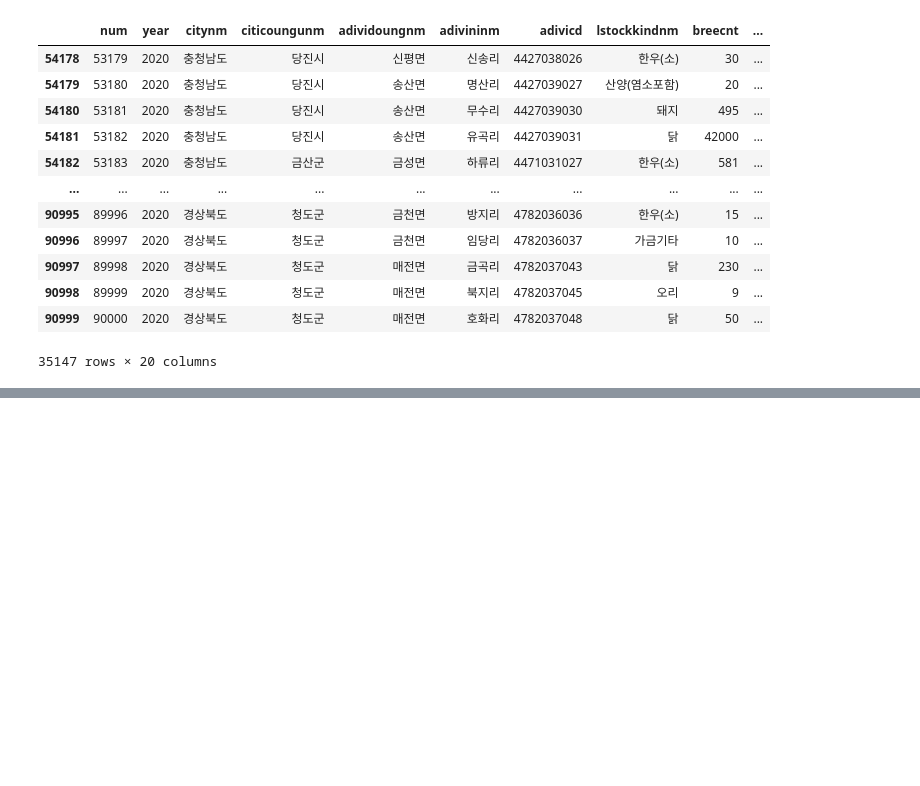
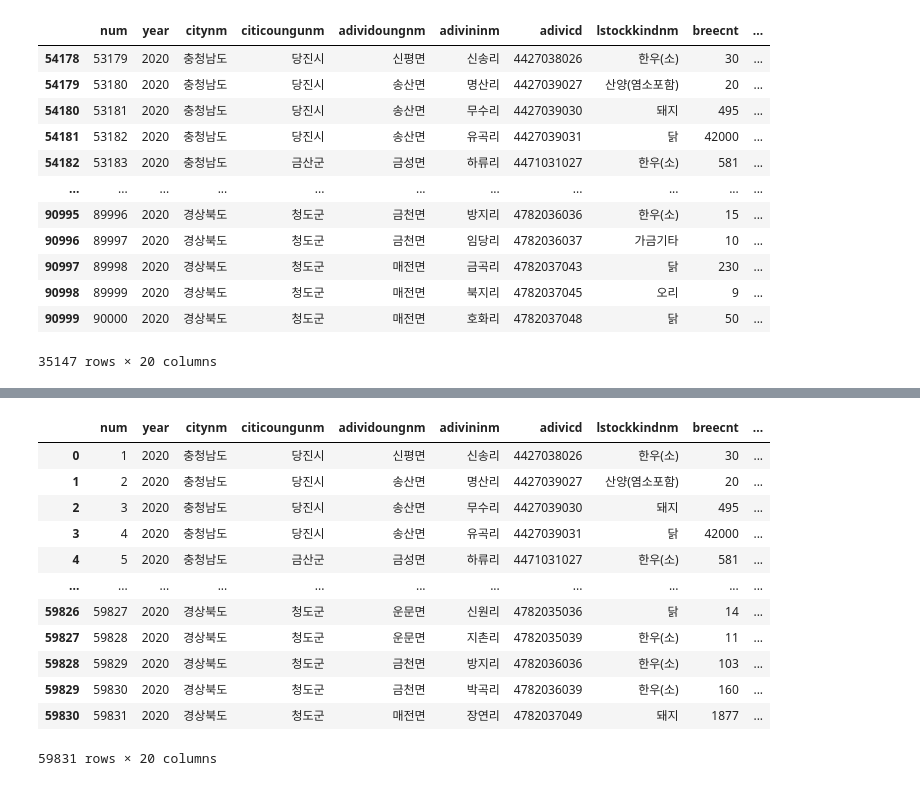
Before and after one commit to CodingDataAnalysis/BigDataContest_2023, a Jupyter notebook: ParkSungHyuk/23_06_14/전국오염원조사.ipynb, the cells around one changed output, grey strips where cells are left out. Cells and saved outputs as stored; diff of their text form; code cells hidden in the pictures; blank space fills up the shorter version.

```diff
--- a/ParkSungHyuk/23_06_14/전국오염원조사.ipynb
+++ b/ParkSungHyuk/23_06_14/전국오염원조사.ipynb
@@ -551,0 +459,17 @@ ConnectionError: HTTPConnectionPool(host='apis.data.go.kr', port=80): Max retrie
+# %%
+combined_df_2020= pd.concat(water_dfs, ignore_index=True)
+combined_df_2020
+# %% [output]
+|  | num | year | citynm | citicoungunm | adividoungnm | adivininm | adivicd | lstockkindnm | breecnt | ... |
+| 0 | 1 | 2020 | 충청남도 | 당진시 | 신평면 | 신송리 | 4427038026 | 한우(소) | 30 | ... |
+| 1 | 2 | 2020 | 충청남도 | 당진시 | 송산면 | 명산리 | 4427039027 | 산양(염소포함) | 20 | ... |
+| 2 | 3 | 2020 | 충청남도 | 당진시 | 송산면 | 무수리 | 4427039030 | 돼지 | 495 | ... |
+| 3 | 4 | 2020 | 충청남도 | 당진시 | 송산면 | 유곡리 | 4427039031 | 닭 | 42000 | ... |
+| 4 | 5 | 2020 | 충청남도 | 금산군 | 금성면 | 하류리 | 4471031027 | 한우(소) | 581 | ... |
+| ... | ... | ... | ... | ... | ... | ... | ... | ... | ... | ... |
+| 59826 | 59827 | 2020 | 경상북도 | 청도군 | 운문면 | 신원리 | 4782035036 | 닭 | 14 | ... |
+| 59827 | 59828 | 2020 | 경상북도 | 청도군 | 운문면 | 지촌리 | 4782035039 | 한우(소) | 11 | ... |
+| 59828 | 59829 | 2020 | 경상북도 | 청도군 | 금천면 | 방지리 | 4782036036 | 한우(소) | 103 | ... |
+| 59829 | 59830 | 2020 | 경상북도 | 청도군 | 금천면 | 박곡리 | 4782036039 | 한우(소) | 160 | ... |
+| 59830 | 59831 | 2020 | 경상북도 | 청도군 | 매전면 | 장연리 | 4782037049 | 돼지 | 1877 | ... |
+59831 rows × 20 columns
```
Also changed, not shown: parts of 21 cells of this notebook, 1 other file.
